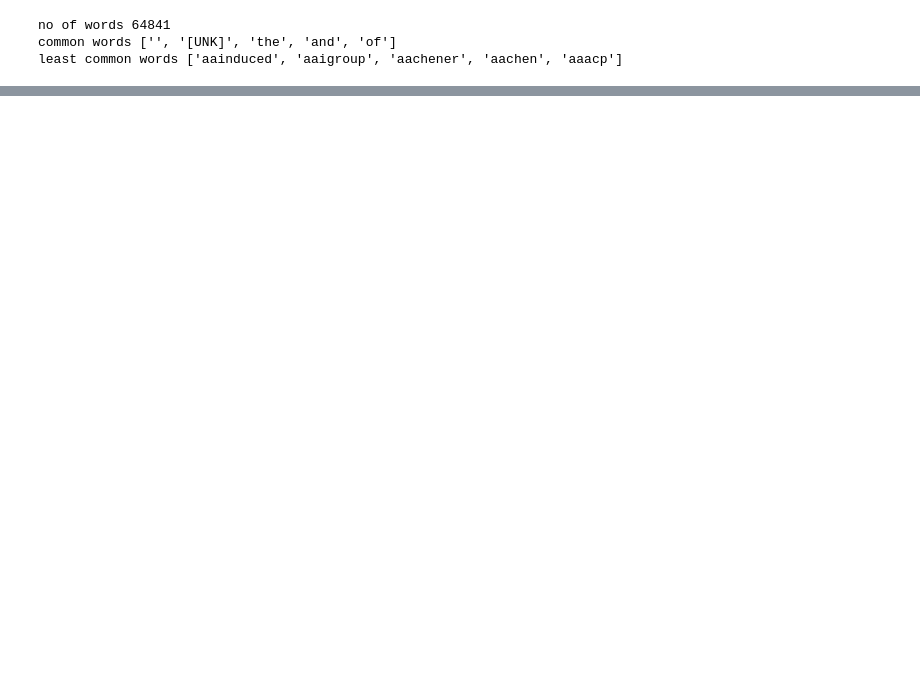
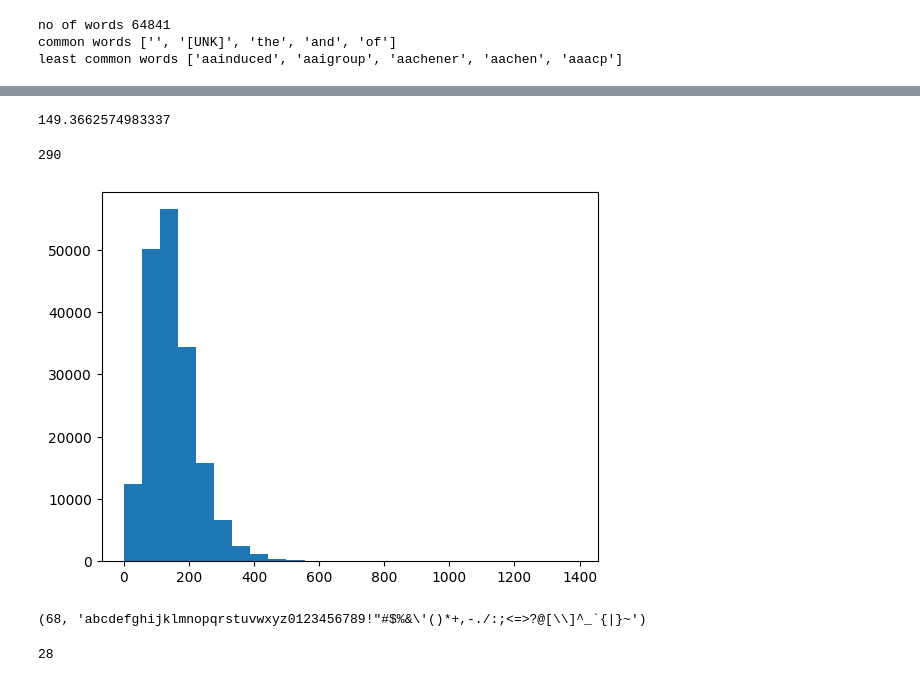
Before and after one commit to psyuktha/skimlit, a Jupyter notebook: skimlit.ipynb, the cells around one changed output, grey strips where cells are left out. Saved outputs shown, nothing was run; the diff lists cells and outputs as text; code cells hidden in the pictures; blank space fills up the shorter version.

```diff
--- a/skimlit.ipynb
+++ b/skimlit.ipynb
@@ -57,0 +213,11 @@ test_sentences=test_df['text'].tolist()
+# %%
+from sklearn.feature_extraction.text import TfidfVectorizer
+from sklearn.naive_bayes import MultinomialNB
+from sklearn.pipeline import Pipeline
+
+model_0 = Pipeline([
+    ('tfidf', TfidfVectorizer()),#words to numbers using tfidf
+    ("clf", MultinomialNB())#model to text
+])
+
+model_0.fit(train_sentences,train_label_encoded)
@@ -136,0 +564,14 @@ model_1.save("skimlit")
+# %%
+char_lens = [len(i) for i in train_sentences]
+mean_char_lens=np.mean(char_lens)
+mean_char_lens
+# %% [output]
+149.3662574983337
+# %%
+char_lens = [len(i) for i in train_sentences]
+plt.hist(char_lens,bins=25)
+perc_len=int(np.percentile(char_lens,95))
+perc_len
+# %% [output]
+290
+[figure, added]
@@ -136,0 +582,4 @@ model_1.save("skimlit")
+# %%
+len(alpha),alpha
+# %% [output]
+(68, 'abcdefghijklmnopqrstuvwxyz0123456789!"#$%&\'()*+,-./:;<=>?@[\\]^_`{|}~')
@@ -136,0 +595,5 @@ model_1.save("skimlit")
+# %%
+char_vocab = char_vectorizer.get_vocabulary()
+len(char_vocab)
+# %% [output]
+28
```
Also changed, not shown: parts of 110 cells of this notebook.
